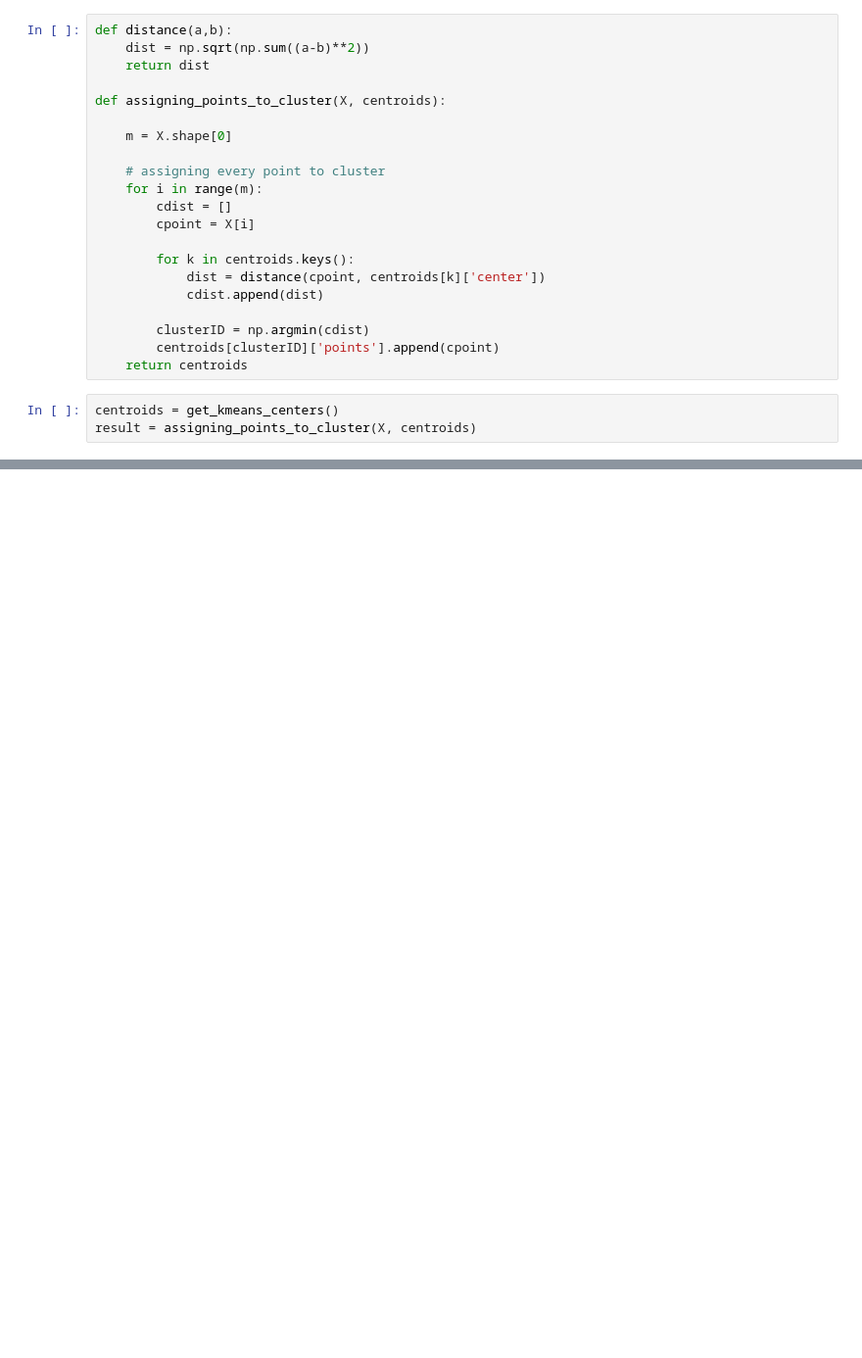
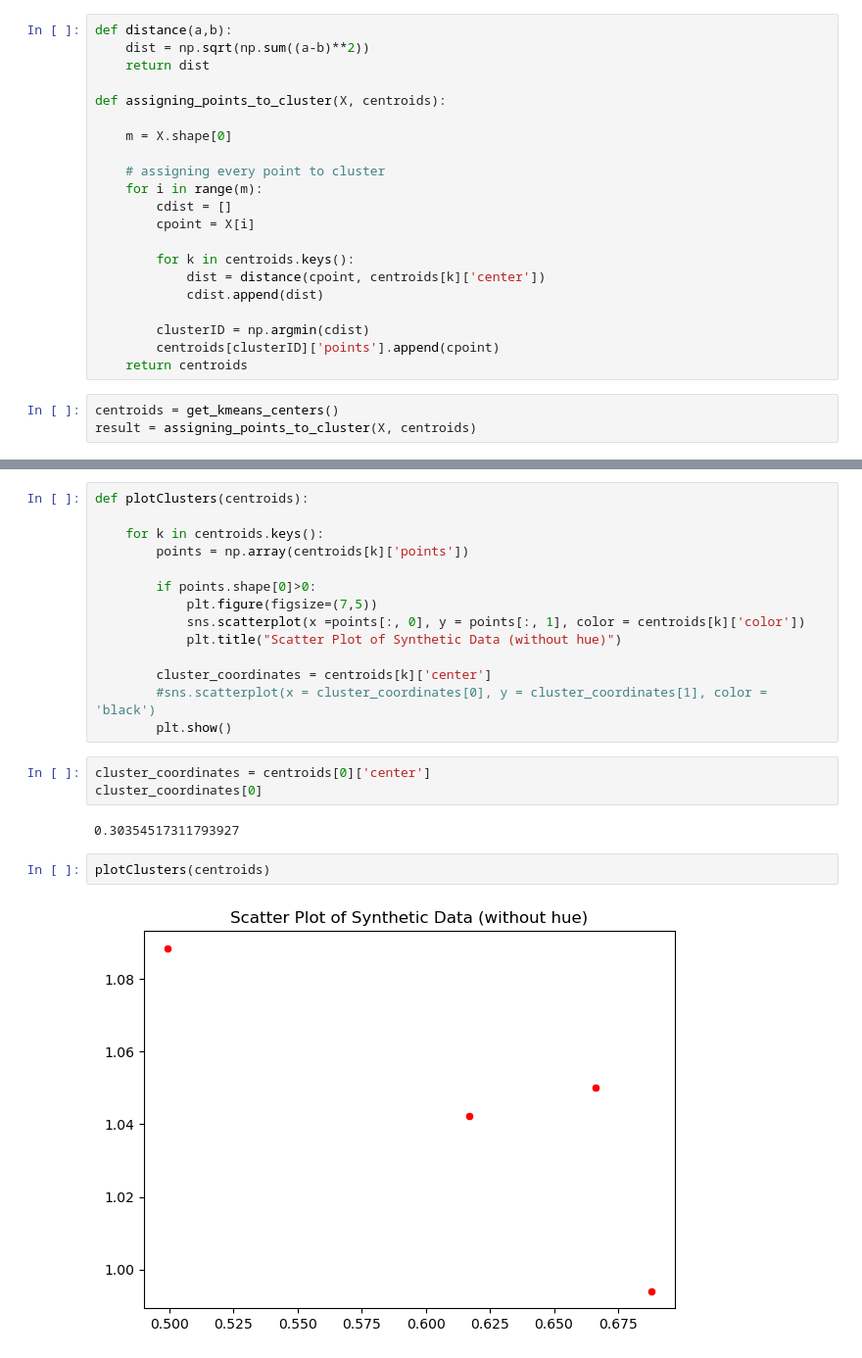
Before and after one commit to lavkushsingh31/ML-Practice-Exercises, a Jupyter notebook: K-Means Clustering Algorithm Implementation .ipynb, the cells around one changed output, grey strips where cells are left out. Shown at 98% size. Saved outputs shown, nothing was run; the diff lists cells and outputs as text; blank space fills up the shorter version.

Commit message:
code completed, plot error needs to be fixed

```diff
--- a/K-Means Clustering Algorithm Implementation .ipynb
+++ b/K-Means Clustering Algorithm Implementation .ipynb
@@ -136,0 +147,23 @@ result
+# %%
+def plotClusters(centroids):
+
+    for k in centroids.keys():
+        points = np.array(centroids[k]['points'])
+
+        if points.shape[0]>0:
+            plt.figure(figsize=(7,5))
+            sns.scatterplot(x =points[:, 0], y = points[:, 1], color = centroids[k]['color'])
+            plt.title("Scatter Plot of Synthetic Data (without hue)")
+
+        cluster_coordinates = centroids[k]['center']
+        #sns.scatterplot(x = cluster_coordinates[0], y = cluster_coordinates[1], color = 'black')
+        plt.show()
+# %%
+cluster_coordinates = centroids[0]['center']
+cluster_coordinates[0]
+# %% [output]
+0.30354517311793927
+# %%
+plotClusters(centroids)
+# %% [output]
+[figure, added]
```
Also changed, not shown: parts of 5 cells of this notebook.
